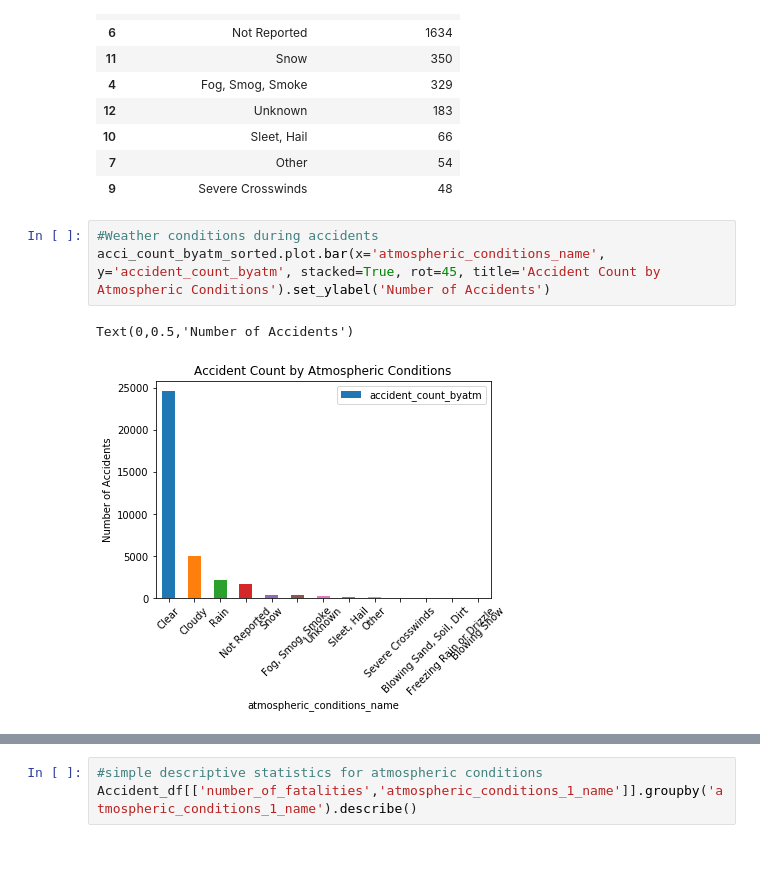
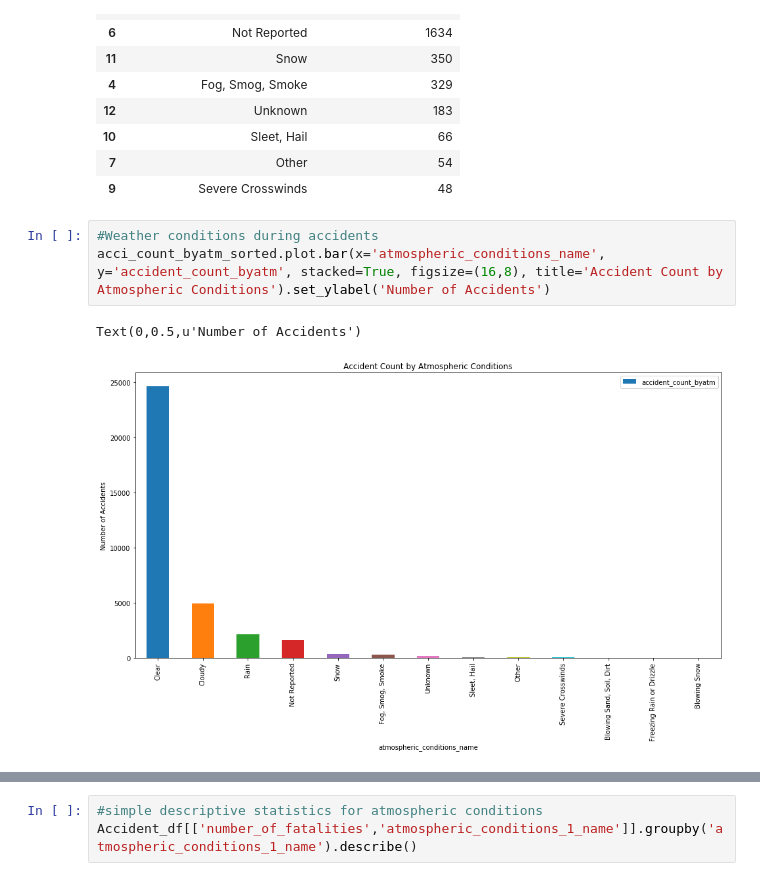
Before and after one commit to ecantu75/DataMining_Lab1, a Jupyter notebook: MSDS_7331_DataMining_Lab1.ipynb, the cells around one changed output, grey strips where cells are left out. Cells and saved outputs as stored; diff of their text form; blank space fills up the shorter version.

```diff
--- a/MSDS_7331_DataMining_Lab1.ipynb
+++ b/MSDS_7331_DataMining_Lab1.ipynb
@@ -365,7 +370,7 @@ acci_count_byatm_sorted.head(10)
 | 9 | Severe Crosswinds | 48 |
 # %%
 #Weather conditions during accidents
-acci_count_byatm_sorted.plot.bar(x='atmospheric_conditions_name', y='accident_count_byatm', stacked=True, rot=45, title='Accident Count by Atmospheric Conditions').set_ylabel('Number of Accidents')
+acci_count_byatm_sorted.plot.bar(x='atmospheric_conditions_name', y='accident_count_byatm', stacked=True, figsize=(16,8), title='Accident Count by Atmospheric Conditions').set_ylabel('Number of Accidents')
 # %% [output]
-Text(0,0.5,'Number of Accidents')
+Text(0,0.5,u'Number of Accidents')
-[figure, old version]
+[figure, new version]
```
Also changed, not shown: parts of 31 cells of this notebook.
